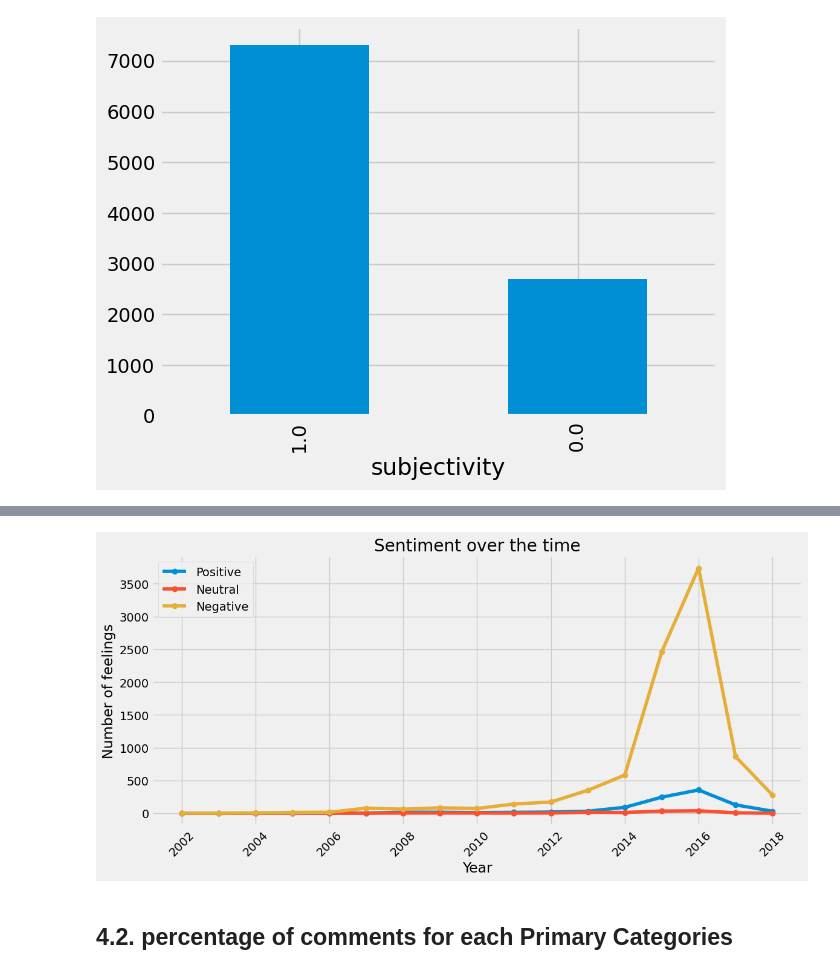
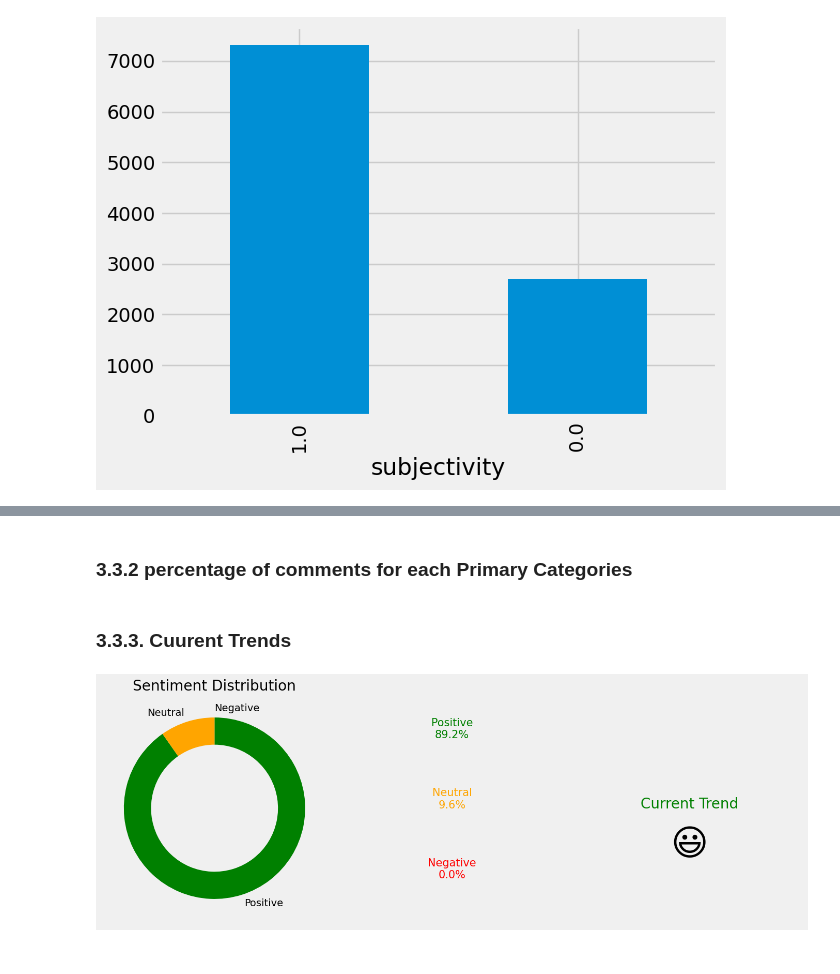
Before and after one commit to weda-mossab/Predicting-Hotel-Occupancy-Rates-with-Sentiment-Analysis-of-Reviews, a Jupyter notebook: Hotel Reviews/hotel_Reviews.ipynb, the cells around one changed output, grey strips where cells are left out. Saved outputs shown, nothing was run; the diff lists cells and outputs as text; code cells hidden in the pictures.

Commit message:
add current trend and analysis over time

```diff
--- a/Hotel Reviews/hotel_Reviews.ipynb
+++ b/Hotel Reviews/hotel_Reviews.ipynb
@@ -667,32 +627,5 @@ plt.show()
-# %%
-# Convert the 'reviews.date' column to datetime using ISO 8601 format
-df['reviews.date'] = pd.to_datetime(df['reviews.date'], format='ISO8601')
-
-# Extract the year from the 'reviews.date' column
-df['year'] = df['reviews.date'].dt.year
-
-# Group the data by year and count the number of sentiments for each category
-sentiments_grouped = df.groupby('year')['polarity'].value_counts().unstack(fill_value=0)
-
-# Rename columns to clarify their meaning
-sentiments_grouped.columns = ['Positive', 'Neutral', 'Negative']
-
-plt.figure(figsize=(12, 6))
-for column in sentiments_grouped.columns:
-    plt.plot(sentiments_grouped.index, sentiments_grouped[column], marker='o', label=column)
-
-plt.xlabel('Year')
-plt.ylabel('Number of feelings')
-plt.title('Sentiment over the time')
-plt.legend()
-plt.grid(True)
-plt.xticks(rotation=45)
-plt.tight_layout()
-plt.show()
-# %% [output]
-[figure, removed]
 # %% [markdown]
-## 4.2. percentage of comments for each Primary Categories
+### 3.3.2 percentage of comments for each Primary Categories
 # %%
 # Pivot table creation remains the same
 pivot_df = df.pivot_table(index='primaryCategories', columns='polarity', aggfunc='size', fill_value=0)
@@ -720,3 +653,49 @@ fig = px.bar(pivot_df[relevant_columns], x='primaryCategories', y=[col for col i
              barmode='group')
 
 fig.show()
+# %% [markdown]
+### 3.3.3. Cuurent Trends
+# %%
+# Extract percentages based on unique polarity values
+unique_polarities = df.polarity.unique()
+positive = percentage_df.get(unique_polarities[0], 0) if unique_polarities[0]!= 0 else 0
+neutral = percentage_df.get(unique_polarities[1], 0) if len(unique_polarities) > 1 else 0
+negative = percentage_df.get(unique_polarities[-1], 0) if unique_polarities[-1]!= 0 else 0
+
+# Determine the highest percentage sentiment
+highest_sentiment = max(positive, neutral, negative, key=lambda x: x)
+
+# Create figure
+fig = plt.figure(figsize=(14, 5))
+gs = GridSpec(1, 3, width_ratios=[1, 1, 1])
+
+# Gauge chart
+ax1 = fig.add_subplot(gs[0])
+colors = ['green', 'orange', 'red']
+labels = ['Positive', 'Neutral', 'Negative']
+sizes = [positive, neutral, negative]
+ax1.pie(sizes, colors=colors, labels=labels, startangle=90, counterclock=False, wedgeprops={'width':0.3})
+ax1.set_title('Sentiment Distribution')
+
+# Percentages
+ax2 = fig.add_subplot(gs[1])
+ax2.axis('off')
+ax2.text(0.5, 0.8, f'Positive\n{positive:.1f}%', horizontalalignment='center', fontsize=15, color='green')
+ax2.text(0.5, 0.5, f'Neutral\n{neutral:.1f}%', horizontalalignment='center', fontsize=15, color='orange')
+ax2.text(0.5, 0.2, f'Negative\n{negative:.1f}%', horizontalalignment='center', fontsize=15, color='red')
+
+# Trend
+ax3 = fig.add_subplot(gs[2])
+ax3.axis('off')
+trend_text = '😐'
+if highest_sentiment == positive:
+    trend_text = '😃'  # Emoji for positive trend
+elif highest_sentiment == negative:
+    trend_text = '😞'  # Emoji for negative trend
+ax3.text(0.5, 0.5, 'Current Trend', horizontalalignment='center', fontsize=20, color='green')
+ax3.text(0.5, 0.3, trend_text, horizontalalignment='center', fontsize=50)
+
+plt.tight_layout()
+plt.show()
+# %% [output]
+[figure, added]
```
Also changed, not shown: parts of 18 cells of this notebook.
